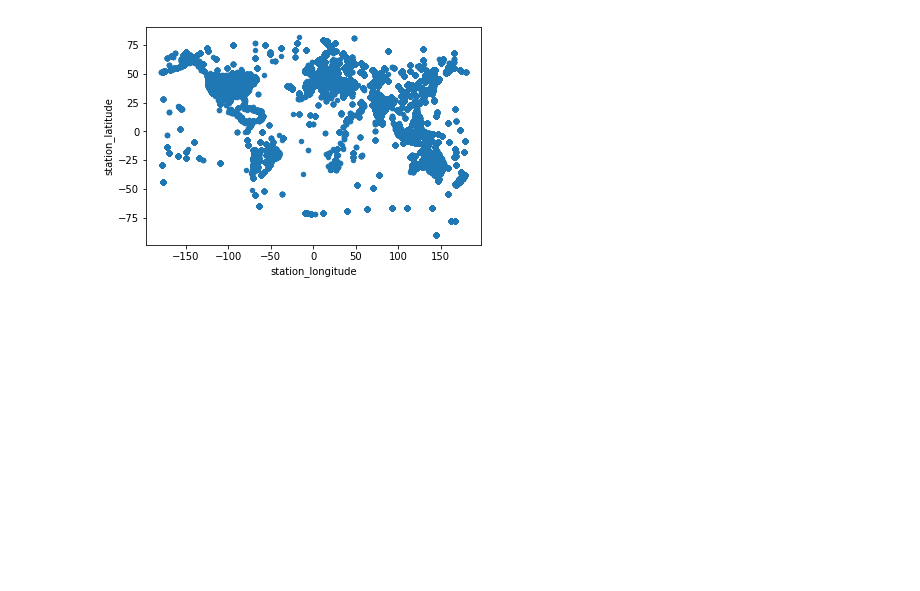
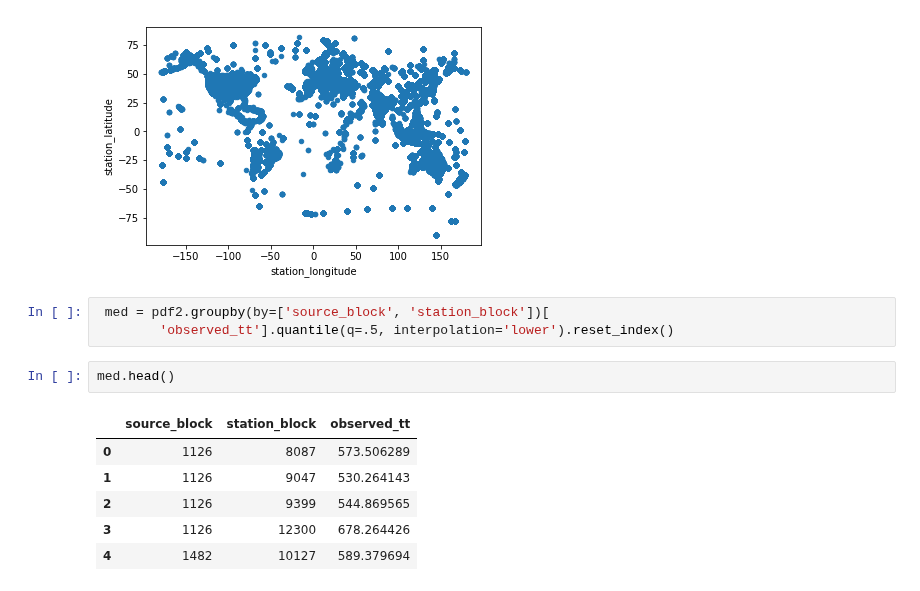
Before and after one commit to GeoscienceAustralia/hiperseis, a Jupyter notebook: notebooks/seismic_events2stations_rays.ipynb, the cells around one changed output. Drawn from its saved outputs; the diff is of its cells as text; blank space fills up the shorter version.

```diff
--- a/notebooks/seismic_events2stations_rays.ipynb
+++ b/notebooks/seismic_events2stations_rays.ipynb
@@ -142,3 +142,15 @@ plt.figure(); pdf2.plot.scatter(x='station_longitude', y='station_latitude')
 <matplotlib.axes._subplots.AxesSubplot at 0x...>
 <Figure size 432x288 with 0 Axes>
 [figure]
+# %%
+ med = pdf2.groupby(by=['source_block', 'station_block'])[
+        'observed_tt'].quantile(q=.5, interpolation='lower').reset_index()
+# %%
+med.head()
+# %% [output]
+|  | source_block | station_block | observed_tt |
+| 0 | 1126 | 8087 | 573.506289 |
+| 1 | 1126 | 9047 | 530.264143 |
+| 2 | 1126 | 9399 | 544.869565 |
+| 3 | 1126 | 12300 | 678.264426 |
+| 4 | 1482 | 10127 | 589.379694 |
```
Also changed, not shown: parts of 6 cells of this notebook.
